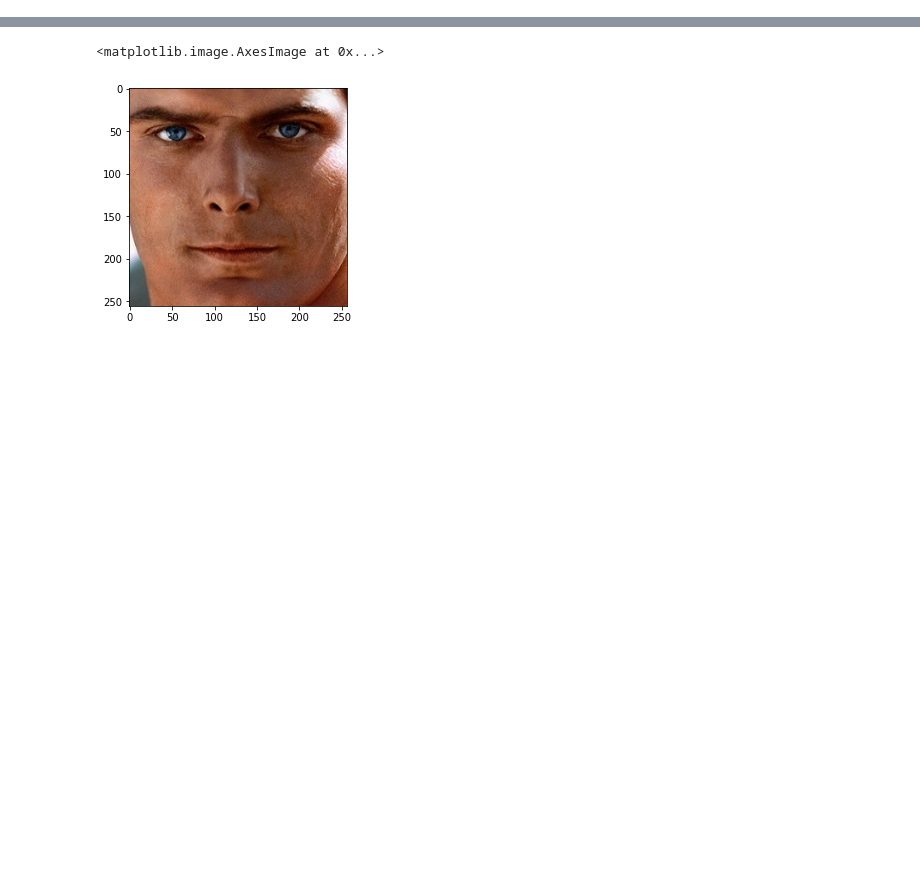
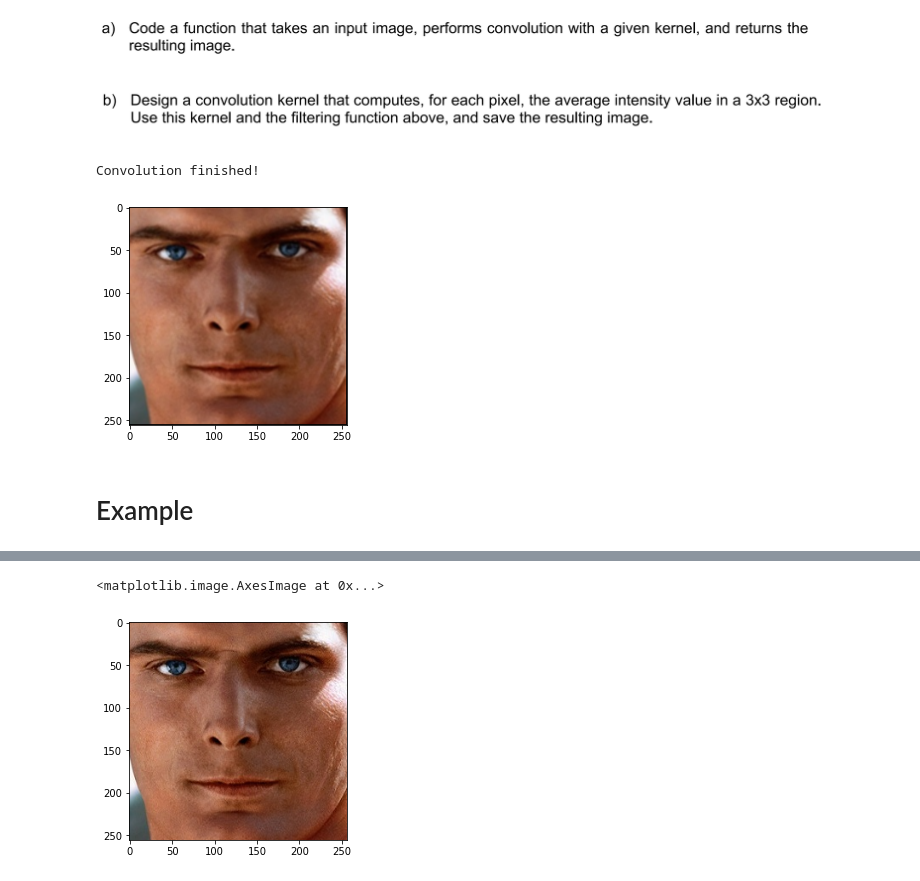
Before and after one commit to kianahs/Computer-vision, a Jupyter notebook: Convolution.ipynb, the cells around one changed output, grey strips where cells are left out. Cells and saved outputs as stored; diff of their text form; code cells hidden in the pictures; blank space fills up the shorter version.

```diff
--- a/Convolution.ipynb
+++ b/Convolution.ipynb
@@ -11,3 +11,5 @@ avg_kernels = [np.ones((3, 3)), np.ones((5, 5)), np.ones((7, 7)), np.ones((13, 1
+# %% [markdown]
+![image.png](attachment:image.png)
 # %%
 def convolution (image, kernel):
     step = math.floor(kernel.shape[0]/2)
@@ -35 +37,3 @@ def convolution (image, kernel):
     return output
+# %% [markdown]
+![image.png](attachment:image.png)
@@ -36,5 +42,12 @@ def convolution (image, kernel):
 # %%
-# plt.imshow(Image.fromarray((convolution(image, avg_kernels[0])).astype(np.uint8)))
+out = Image.fromarray((convolution(image, avg_kernels[0])).astype(np.uint8))
+plt.imshow(out)
+out.save("convs/"+"Q2-b/"+"avg_intensity.png")
+# %% [output]
+Convolution finished!
+[figure, added]
+# %% [markdown]
+# Example
 # %%
 outputs = []
 titles = ["3x3", "5x5", "7x7", "13x13"]
```
Also changed, not shown: parts of 14 cells of this notebook, 19 other files.
